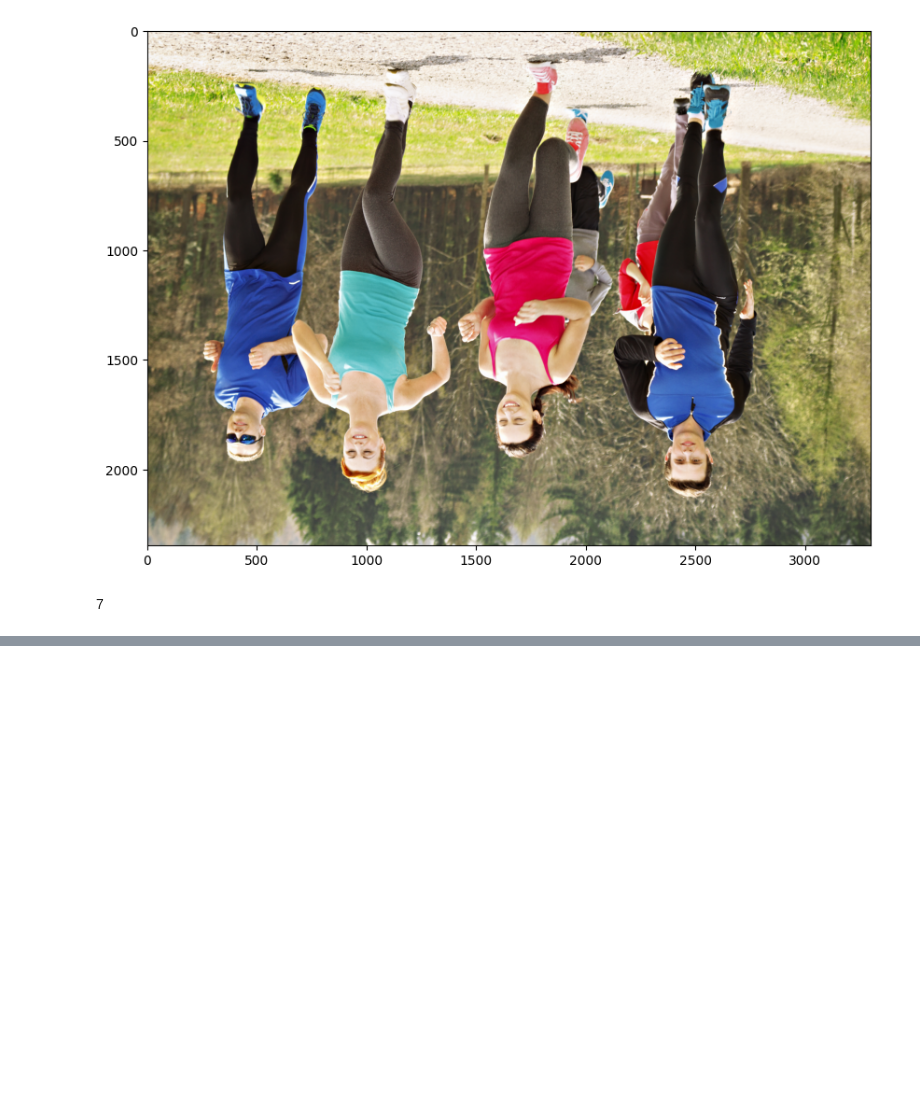
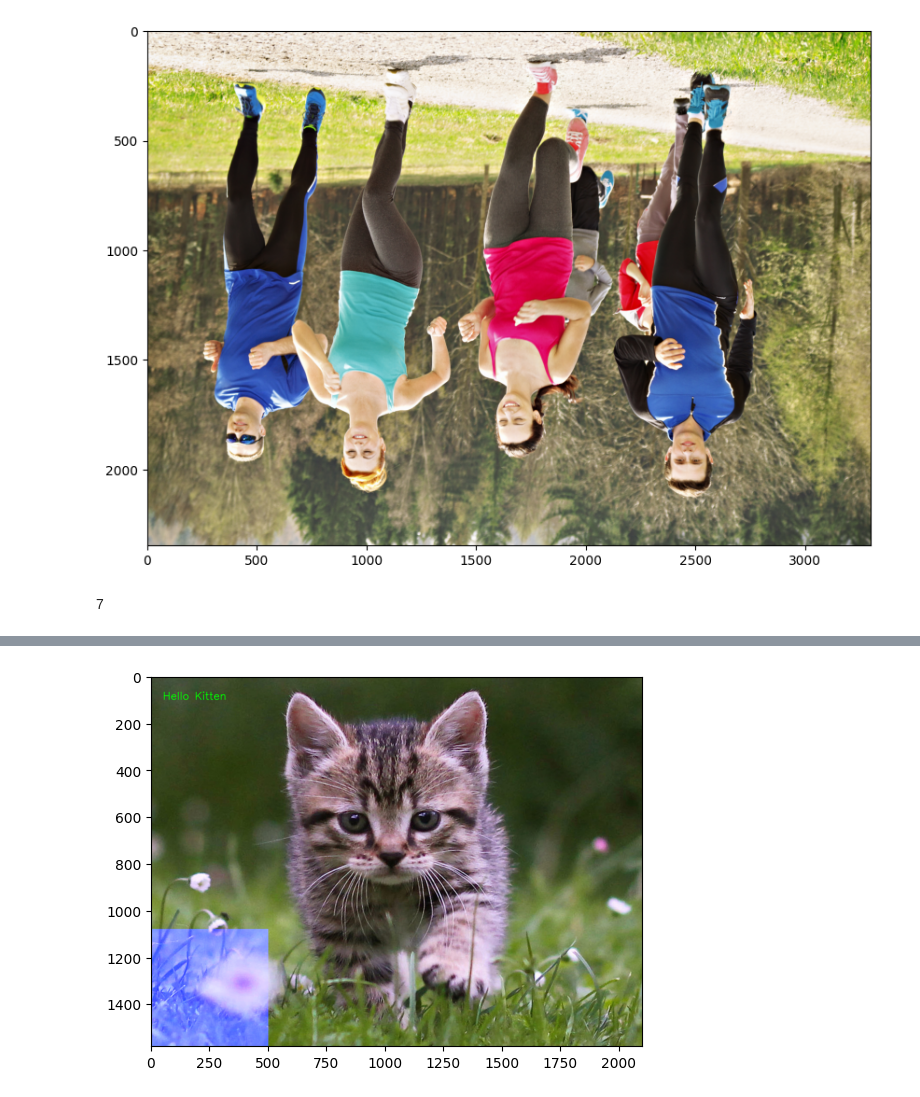
Before and after one commit to doggest25/PCVK_Agusty, a Jupyter notebook: tugas_week2.ipynb, the cells around one changed output, grey strips where cells are left out. Cells and saved outputs as stored; diff of their text form; code cells hidden in the pictures; blank space fills up the shorter version.

```diff
--- a/tugas_week2.ipynb
+++ b/tugas_week2.ipynb
@@ -123,0 +196,44 @@ plt.imshow(img5)
+# %%
+# Path ke file gambar yang benar
+image_path = '/content/drive/MyDrive/PCVK/Images/kitten.jpg'
+
+# Baca gambar dari Google Drive
+image = cv.imread(image_path)
+
+# Pastikan gambar terbaca
+if image is None:
+    print("Gambar tidak ditemukan!")
+else:
+    # Pisahkan channel B, G, R dari gambar
+    B, G, R = cv.split(image)
+
+    # Tentukan ukuran rectangle (misal 50x50 pixel) di sudut kiri bawah
+    height, width = B.shape  # Mendapatkan ukuran gambar
+    start_point = (0, height - 500)  # Koordinat kiri bawah
+    end_point = (500, height)  # Ukuran rectangle 50x50
+    color = (255)  # Warna putih (maksimum di channel B)
+    thickness = -1  # Isi penuh rectangle
+
+    # Gambar rectangle pada channel B
+    cv.rectangle(B, start_point, end_point, color, thickness)
+
+    # Gabungkan kembali channel B, G, dan R
+    merged_image = cv.merge([B, G, R])
+
+    # Tambahkan teks pada gambar
+    font = cv.FONT_HERSHEY_SIMPLEX  # Pilihan font
+    text = "Hello Kitten"
+    font_scale = 1.5  # Ukuran font
+    font_color = (0, 255, 0)  # Warna font dalam BGR (Hijau)
+    font_thickness = 2  # Ketebalan font
+    text_position = (50, 100)  # Posisi teks di gambar
+
+    # Tambahkan teks ke gambar
+    cv.putText(merged_image, text, text_position, font, font_scale, font_color, font_thickness, cv.LINE_AA)
+
+    # Tampilkan gambar hasil menggunakan matplotlib
+    plt.imshow(cv.cvtColor(merged_image, cv.COLOR_BGR2RGB))
+
+    plt.show()
+# %% [output]
+[figure, added]
```
Also changed, not shown: parts of 4 cells of this notebook.
